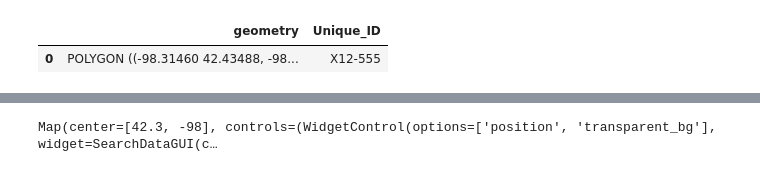
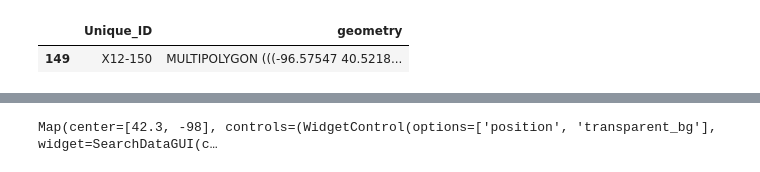
Before and after one commit to GeospatialCentroid/Agroforestry, a Jupyter notebook: 1_applyModel.ipynb, the cells around one changed output, grey strips where cells are left out. Saved outputs shown, nothing was run; the diff lists cells and outputs as text; code cells hidden in the pictures.

```diff
--- a/1_applyModel.ipynb
+++ b/1_applyModel.ipynb
@@ -18,26 +20,26 @@ except Exception as e:
         ee.Initialize()# i
 # %%
 # define the aoi
-# aoiID = initGridID # something to itorate over for now is defined based on the input training dataset
+aoiID = initGridID # something to itorate over for now is defined based on the input training dataset
 # or manually define it for where you want to apply the model too
 # aoiID = "X12-601"
 # # this becomes the AOI to used in the prepNAIP function. I'll need to edit it so that it converts the input data into a bbox
-# gridSelect = grid.loc[grid.Unique_ID == aoiID]
+gridSelect = grid.loc[grid.Unique_ID == aoiID]
 
 
 #Define bands to use
 bandsToUse = vsurfWithCor
 
 # select multiple grids level 1
 ## want to pull thing from the csv rather than write it out.
-aoiID = ["X12-555","X12-556","X12-557","X12-600","X12-601","X12-602","X12-645","X12-646","X12-647"]
-gridSelect =  grid.loc[grid.Unique_ID .isin(aoiID)].dissolve()
+# aoiID = ["X12-555","X12-556","X12-557","X12-600","X12-601","X12-602","X12-645","X12-646","X12-647"]
+# gridSelect =  grid.loc[grid.Unique_ID.isin(aoiID)].dissolve()
 # gridSelect = grid.loc[grid.Unique_ID in aoiID]
 # dissolve into a single object
 gridSelect
 # %% [output]
-|  | geometry | Unique_ID |
-| 0 | POLYGON ((-98.31460 42.43488, -98... | X12-555 |
+|  | Unique_ID | geometry |
+| 149 | X12-150 | MULTIPOLYGON (((-96.57547 40.5218... |
 # %%
 # convert to a gee object
 aoi1 = geemap.gdf_to_ee(gridSelect)
```
Also changed, not shown: parts of 10 cells of this notebook, 4 other files.
